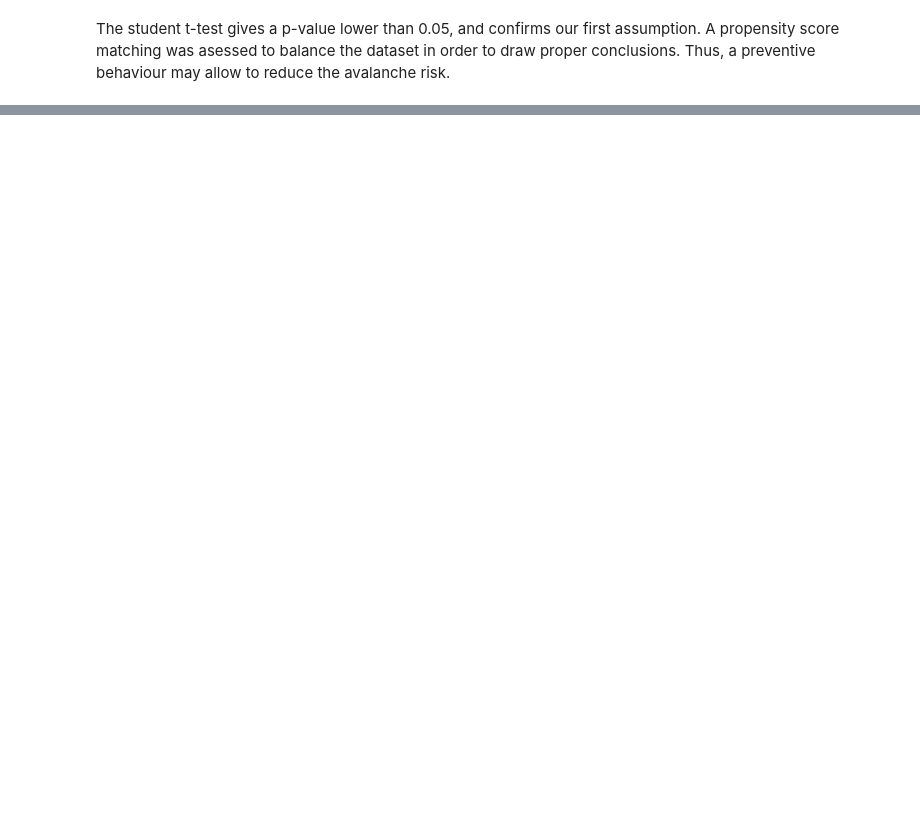
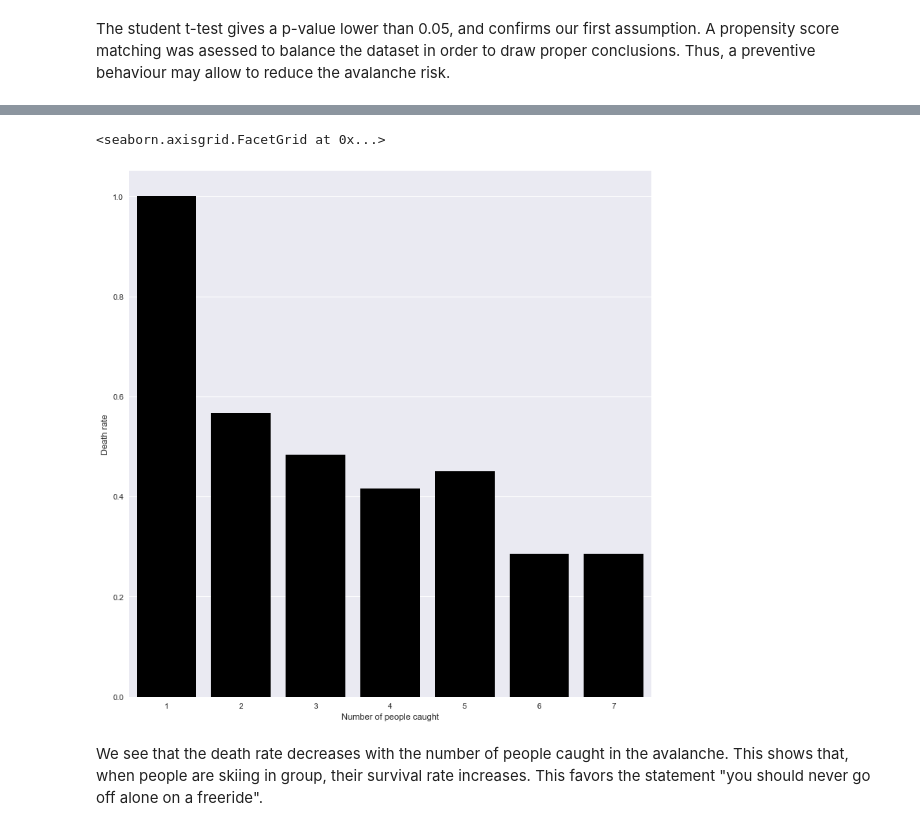
Before and after one commit to swiss-avalanches/swiss-avalanches.github.io, a Jupyter notebook: notebooks/data_story.ipynb, the cells around one changed output, grey strips where cells are left out. Cells and saved outputs as stored; diff of their text form; code cells hidden in the pictures; blank space fills up the shorter version.

Commit message:
data story

```diff
--- a/notebooks/data_story.ipynb
+++ b/notebooks/data_story.ipynb
@@ -328,0 +346,18 @@ Thus, a preventive behaviour may allow to reduce the avalanche risk.
+# %%
+# Calculate death rate:
+df_accidents['death_rate'] = df_accidents['killed']/df_accidents['caught']
+
+death_rate = df_accidents.groupby(['caught']).mean()[['killed','death_rate']]
+death_rate = death_rate.reset_index()
+death_rate.columns = ['caught','killed','death_rate']
+# we take a maximum number of people caught equal to 7
+death_rate = death_rate[death_rate.caught.apply(lambda c: c<=7)]
+
+g = sns.factorplot(data = death_rate, x= 'caught', y='death_rate', kind="bar",color = 'black', size = 10);
+g.set_axis_labels("Number of people caught", "Death rate")
+g.set_titles("Avalanche accidents death rate depending on the number of people caught")
+# %% [output]
+<seaborn.axisgrid.FacetGrid at 0x...>
+[figure, added]
+# %% [markdown]
+We see that the death rate decreases with the number of people caught in the avalanche. This shows that, when people are skiing in group, their survival rate increases. This favors the statement "you should never go off alone on a freeride".
```
Also changed, not shown: parts of 14 cells of this notebook, 1 other file.
